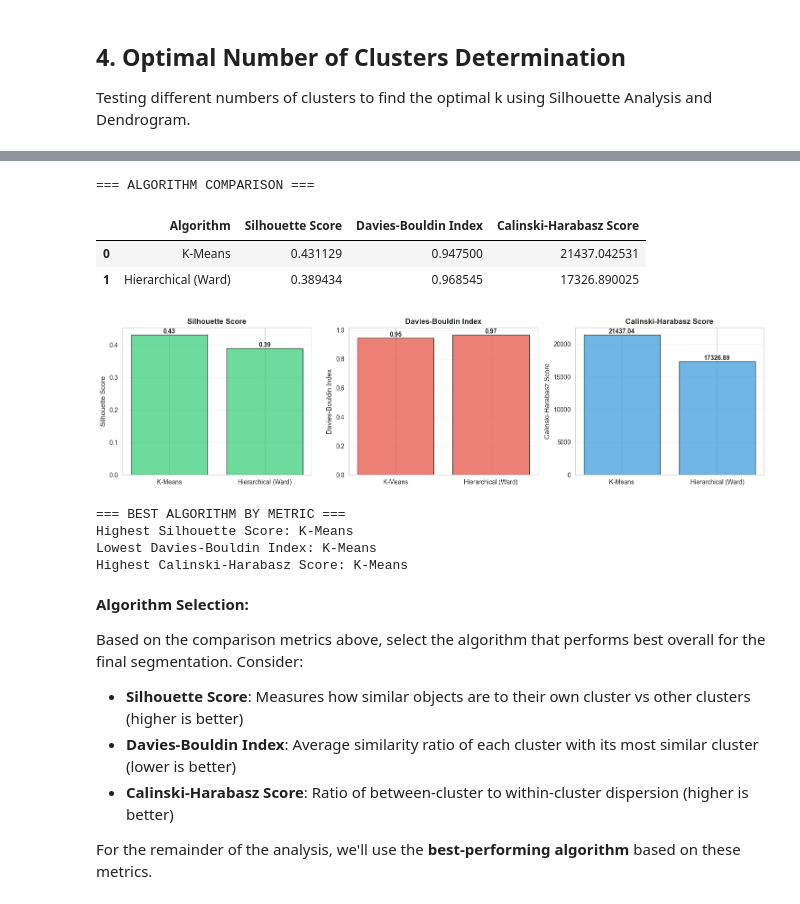
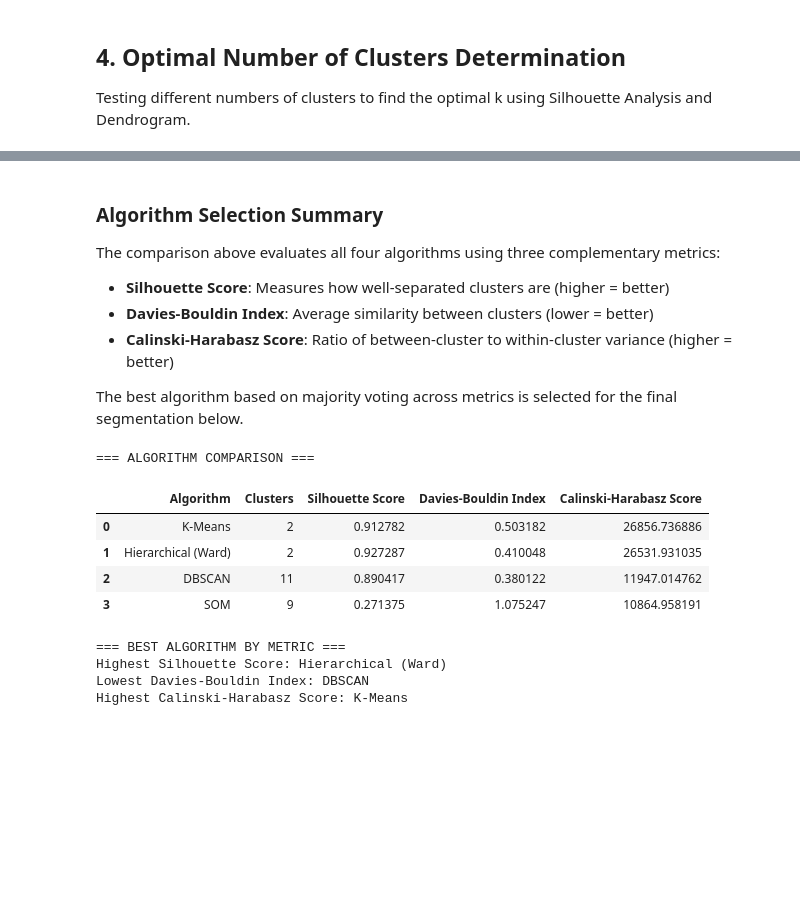
Before and after one commit to Port0goose/Data-Mining-Assignment, a Jupyter notebook: Group68_Clustering_Code.ipynb, the cells around one changed output, grey strips where cells are left out. Cells and saved outputs as stored; diff of their text form; code cells hidden in the pictures; blank space fills up the shorter version.

Commit message:
More clustering algothims
And changes to the data, it now is customer segmented in order to be better applied for the assignment

```diff
--- a/Group68_Clustering_Code.ipynb
+++ b/Group68_Clustering_Code.ipynb
@@ -33,8 +34,7 @@ output_dir = 'Plots'
 os.makedirs(output_dir, exist_ok=True)
 # %%
 # Load the cleaned dataset from Delivery 1
-df = pd.read_csv('Data/DM_AIAI_FinalCustomerSegments.csv')
-# df = df.sample(n=50000, random_state=42)
-print(f"Dataset loaded: {df.shape[0]:,} rows × {df.shape[1]} columns")
-print(f"Unique customers: {df['Loyalty#'].nunique():,}")
+df_raw = pd.read_csv('Data/DM_AIAI_FinalCustomerSegments.csv')
+print(f"Raw dataset loaded: {df_raw.shape[0]:,} rows × {df_raw.shape[1]} columns")
+print(f"Unique customers: {df_raw['Loyalty#'].nunique():,}")
 # %% [output]
@@ -454,61 +612,42 @@ Comparing K-Means and Hierarchical Clustering performance.
+# %% [markdown]
+### Algorithm Selection Summary
+
+The comparison above evaluates all four algorithms using three complementary metrics:
+- **Silhouette Score**: Measures how well-separated clusters are (higher = better)
+- **Davies-Bouldin Index**: Average similarity between clusters (lower = better)
+- **Calinski-Harabasz Score**: Ratio of between-cluster to within-cluster variance (higher = better)
+
+The best algorithm based on majority voting across metrics is selected for the final segmentation below.
 # %%
 # Compare clustering metrics
 comparison_df = pd.DataFrame({
-    'Algorithm': ['K-Means', 'Hierarchical (Ward)'],
-    'Optimal K': [optimal_k_kmeans, optimal_k_hierarchical],
-    'Silhouette Score': [sil_score_opt, sil_score_hier],
-    'Davies-Bouldin Index': [db_score_opt, db_score_hier],
-    'Calinski-Harabasz Score': [ch_score_opt, ch_score_hier]
+    'Algorithm': ['K-Means', 'Hierarchical (Ward)', 'DBSCAN', 'SOM'],
+    'Clusters': [optimal_k_kmeans, optimal_k_hierarchical, n_clusters_dbscan, n_clusters_som],
+    'Silhouette Score': [sil_score_opt, sil_score_hier, sil_score_dbscan, sil_score_som],
+    'Davies-Bouldin Index': [db_score_opt, db_score_hier, db_score_dbscan, db_score_som],
+    'Calinski-Harabasz Score': [ch_score_opt, ch_score_hier, ch_score_dbscan, ch_score_som]
 })
 
 print("=== ALGORITHM COMPARISON ===")
 display(comparison_df)
-
-# Visualize comparison
-fig, axes = plt.subplots(1, 3, figsize=(15, 4))
-
-metrics = ['Silhouette Score', 'Davies-Bouldin Index', 'Calinski-Harabasz Score']
-colors = ['#2ecc71', '#e74c3c', '#3498db']
-
-for idx, (metric, color) in enumerate(zip(metrics, colors)):
-    axes[idx].bar(comparison_df['Algorithm'], comparison_df[metric], color=color, alpha=0.7, edgecolor='black')
-    axes[idx].set_ylabel(metric, fontsize=11)
-    axes[idx].set_title(metric, fontsize=12, fontweight='bold')
-    axes[idx].grid(True, alpha=0.3, axis='y')
-
-    # Add value labels on bars
-    for i, v in enumerate(comparison_df[metric]):
-        axes[idx].text(i, v, f'{v:.2f}', ha='center', va='bottom', fontweight='bold')
-
-plt.tight_layout()
-plt.savefig(f'{output_dir}/clustering_comparison.png', dpi=300, bbox_inches='tight')
-plt.show()
 
 # Select best algorithm based on metrics
 best_silhouette = comparison_df.loc[comparison_df['Silhouette Score'].idxmax(), 'Algorithm']
 best_db = comparison_df.loc[comparison_df['Davies-Bouldin Index'].idxmin(), 'Algorithm']
 best_ch = comparison_df.loc[comparison_df['Calinski-Harabasz Score'].idxmax(), 'Algorithm']
 
 print("\n=== BEST ALGORITHM BY METRIC ===")
 print(f"Highest Silhouette Score: {best_silhouette}")
 print(f"Lowest Davies-Bouldin Index: {best_db}")
 print(f"Highest Calinski-Harabasz Score: {best_ch}")
 # %% [output]
 === ALGORITHM COMPARISON ===
-|  | Algorithm | Silhouette Score | Davies-Bouldin Index | Calinski-Harabasz Score |
-| 0 | K-Means | 0.431129 | 0.947500 | 21437.042531 |
-| 1 | Hierarchical (Ward) | 0.389434 | 0.968545 | 17326.890025 |
+|  | Algorithm | Clusters | Silhouette Score | Davies-Bouldin Index | Calinski-Harabasz Score |
+| 0 | K-Means | 2 | 0.912782 | 0.503182 | 26856.736886 |
+| 1 | Hierarchical (Ward) | 2 | 0.927287 | 0.410048 | 26531.931035 |
+| 2 | DBSCAN | 11 | 0.890417 | 0.380122 | 11947.014762 |
+| 3 | SOM | 9 | 0.271375 | 1.075247 | 10864.958191 |
-[figure, removed]
 === BEST ALGORITHM BY METRIC ===
-Highest Silhouette Score: K-Means
-Lowest Davies-Bouldin Index: K-Means
+Highest Silhouette Score: Hierarchical (Ward)
+Lowest Davies-Bouldin Index: DBSCAN
 Highest Calinski-Harabasz Score: K-Means
-# %% [markdown]
-**Algorithm Selection:**
-
-Based on the comparison metrics above, select the algorithm that performs best overall for the final segmentation. Consider:
-- **Silhouette Score**: Measures how similar objects are to their own cluster vs other clusters (higher is better)
-- **Davies-Bouldin Index**: Average similarity ratio of each cluster with its most similar cluster (lower is better)
-- **Calinski-Harabasz Score**: Ratio of between-cluster to within-cluster dispersion (higher is better)
-
-For the remainder of the analysis, we'll use the **best-performing algorithm** based on these metrics.
```
Also changed, not shown: parts of 43 cells of this notebook, 9 other files.
